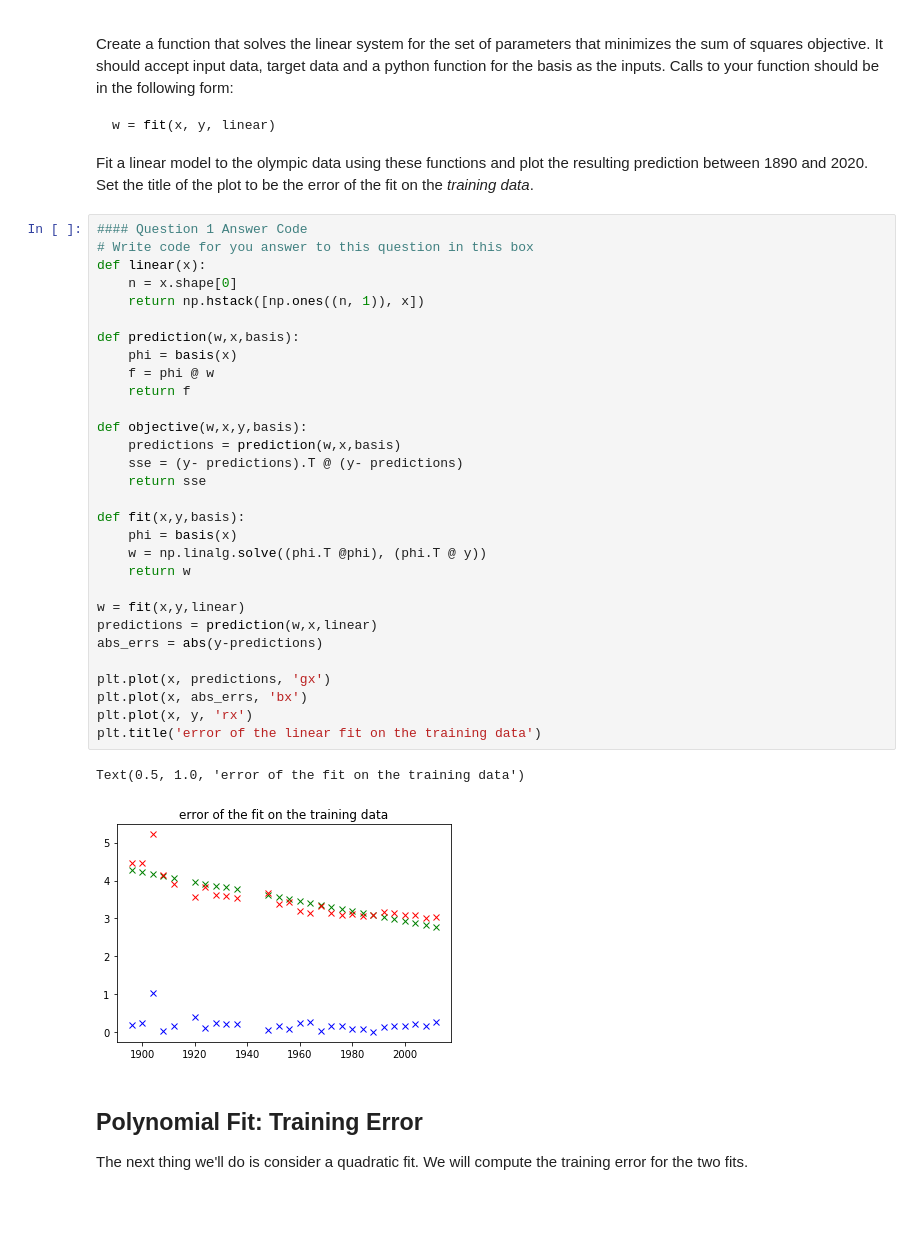
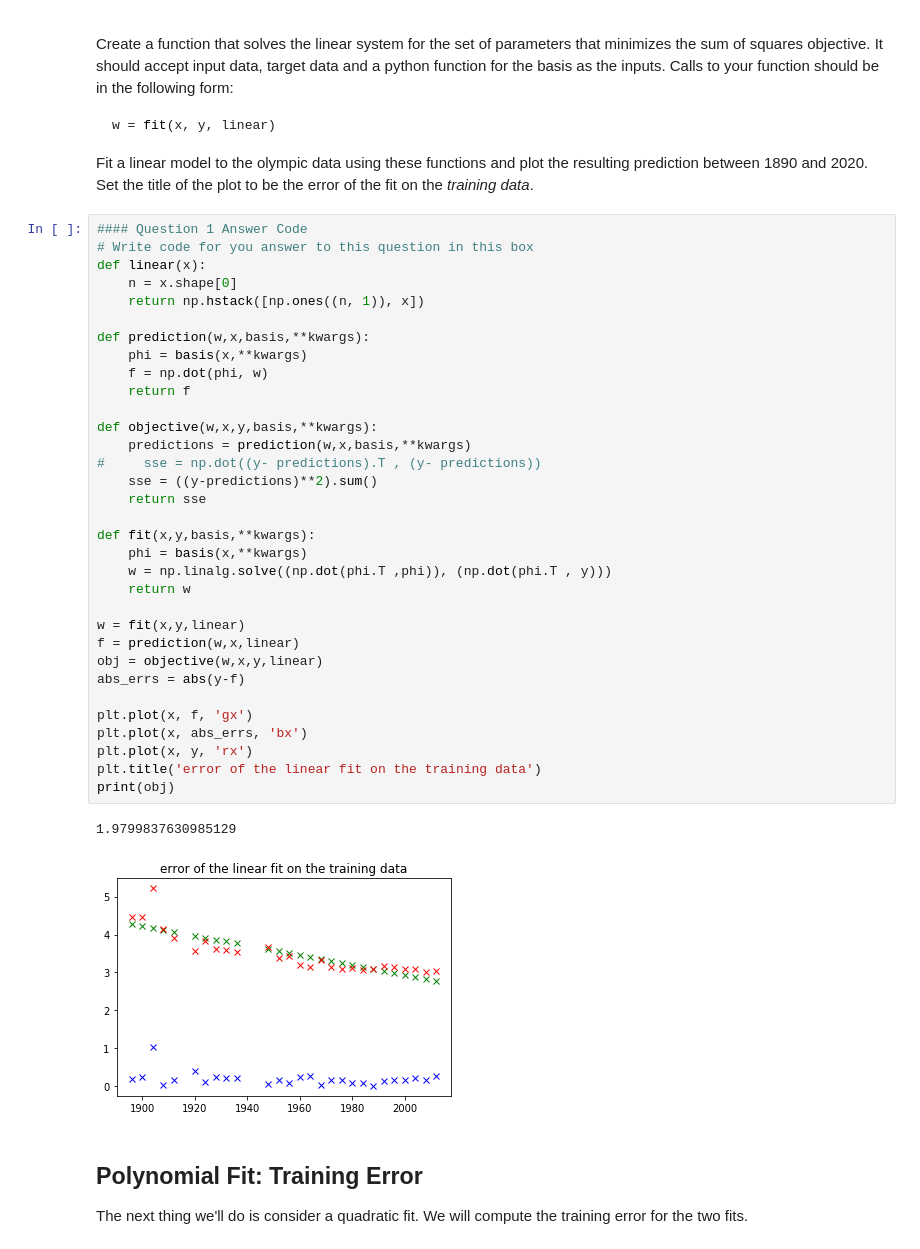
Before and after one commit to maalvarezl/MLAI, a Jupyter notebook: Lab 5 - Generalisation.ipynb, the cells around one changed output. Drawn from its saved outputs; the diff is of its cells as text; blank space fills up the shorter version.

```diff
--- a/Lab 5 - Generalisation.ipynb
+++ b/Lab 5 - Generalisation.ipynb
@@ -125,36 +125,39 @@ Fit a linear model to the olympic data using these functions and plot the result
 # %%
 #### Question 1 Answer Code
 # Write code for you answer to this question in this box
 def linear(x):
     n = x.shape[0]
     return np.hstack([np.ones((n, 1)), x])
 
-def prediction(w,x,basis):
-    phi = basis(x)
-    f = phi @ w
+def prediction(w,x,basis,**kwargs):
+    phi = basis(x,**kwargs)
+    f = np.dot(phi, w)
     return f
 
-def objective(w,x,y,basis):
-    predictions = prediction(w,x,basis)
-    sse = (y- predictions).T @ (y- predictions)
+def objective(w,x,y,basis,**kwargs):
+    predictions = prediction(w,x,basis,**kwargs)
+#     sse = np.dot((y- predictions).T , (y- predictions))
+    sse = ((y-predictions)**2).sum()
     return sse
 
-def fit(x,y,basis):
-    phi = basis(x)
-    w = np.linalg.solve((phi.T @phi), (phi.T @ y))
+def fit(x,y,basis,**kwargs):
+    phi = basis(x,**kwargs)
+    w = np.linalg.solve((np.dot(phi.T ,phi)), (np.dot(phi.T , y)))
     return w
 
 w = fit(x,y,linear)
-predictions = prediction(w,x,linear)
-abs_errs = abs(y-predictions)
+f = prediction(w,x,linear)
+obj = objective(w,x,y,linear)
+abs_errs = abs(y-f)
 
-plt.plot(x, predictions, 'gx')
+plt.plot(x, f, 'gx')
 plt.plot(x, abs_errs, 'bx')
 plt.plot(x, y, 'rx')
 plt.title('error of the linear fit on the training data')
+print(obj)
 # %% [output]
-Text(0.5, 1.0, 'error of the fit on the training data')
+1.9799837630985129
-[figure, old version]
+[figure, new version]
 # %% [markdown]
 ## Polynomial Fit: Training Error
 
```
Also changed, not shown: parts of 10 cells of this notebook.
